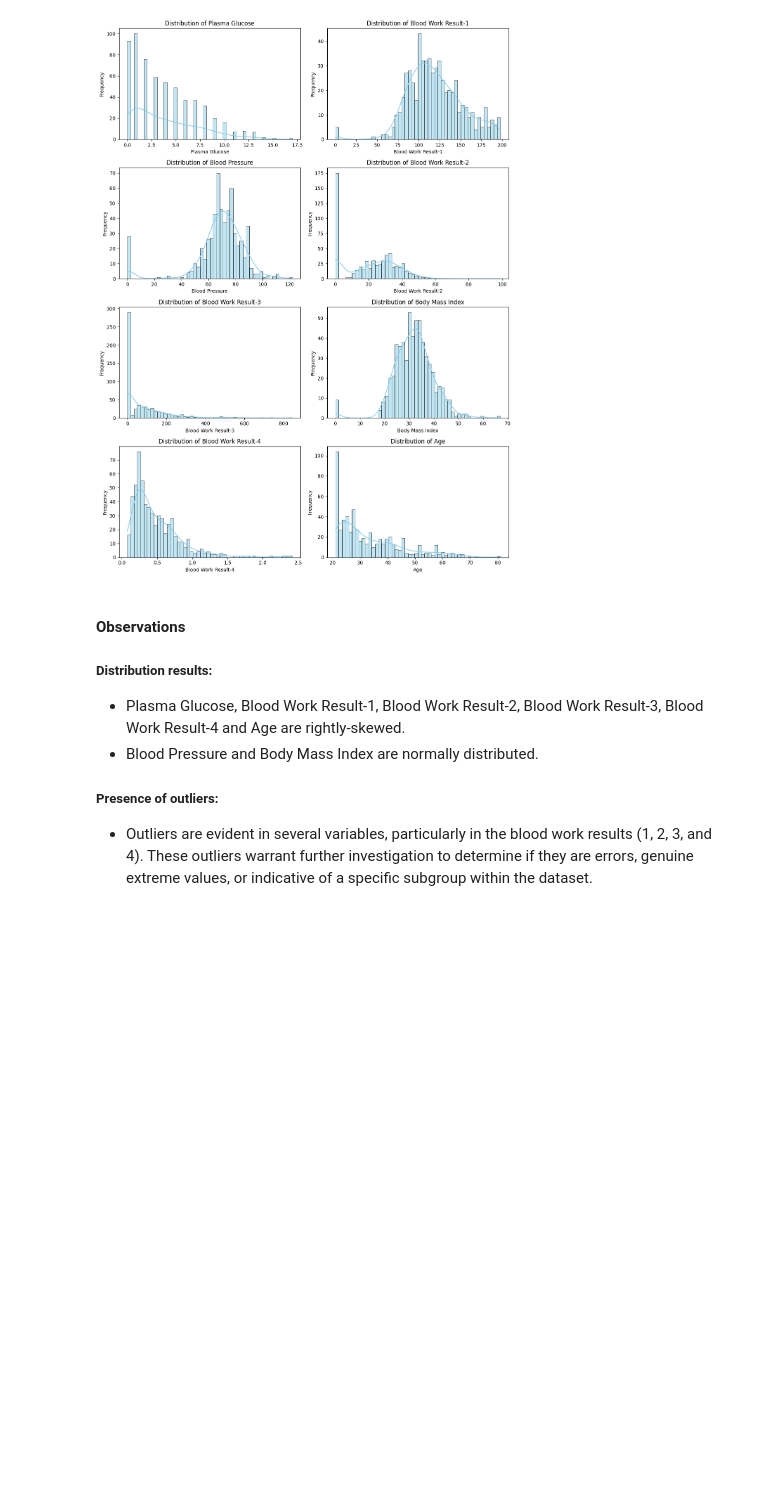
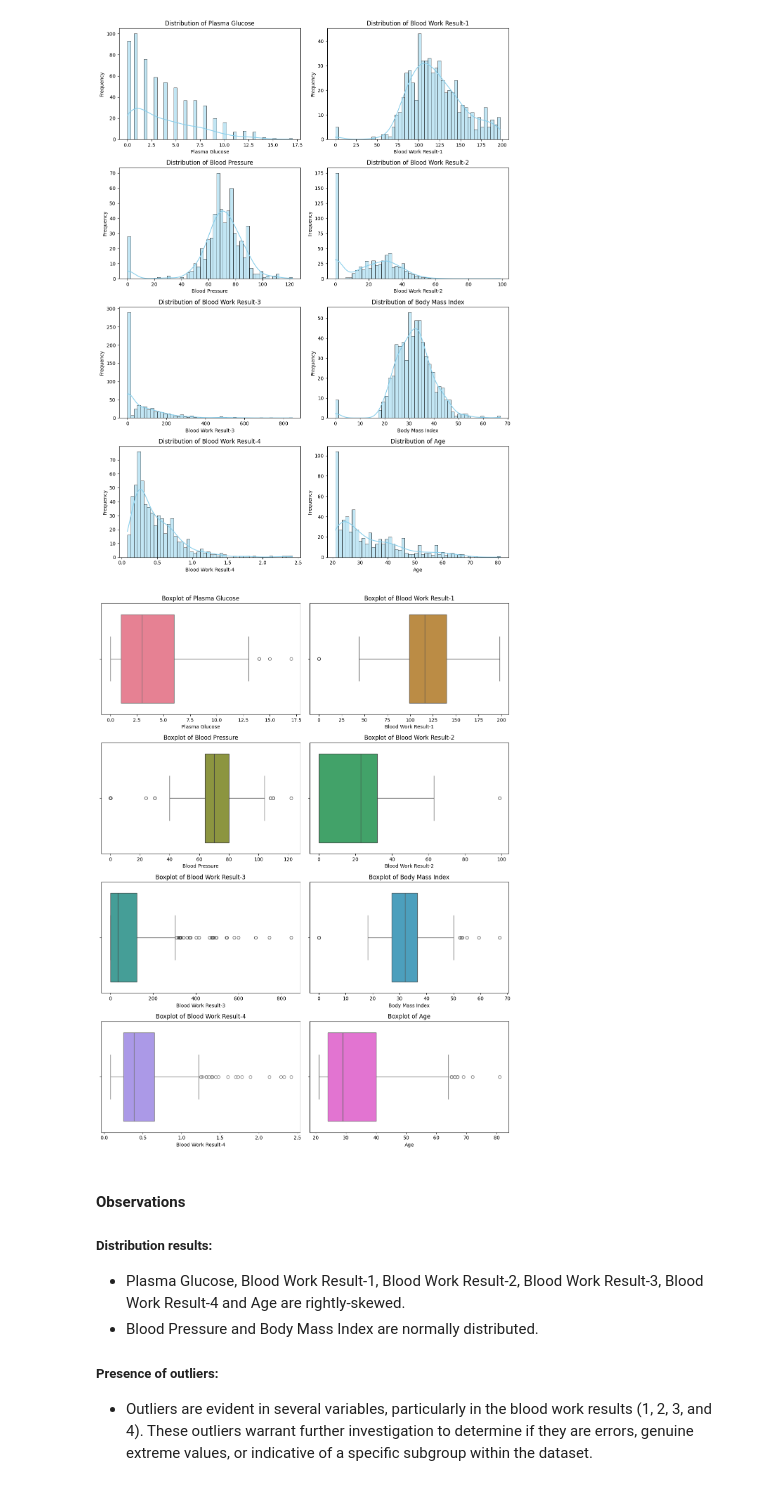
Before and after one commit to AndyMortey/Machine-Learning-API-Using-FastAPI-The-Sepsis-Case-Study, a Jupyter notebook: notebook.ipynb, the cells around one changed output. Saved outputs shown, nothing was run; the diff lists cells and outputs as text; code cells hidden in the pictures; blank space fills up the shorter version.

```diff
--- a/notebook.ipynb
+++ b/notebook.ipynb
@@ -299,6 +299,37 @@ plt.tight_layout()
 plt.show()
 # %% [output]
 [figure]
+# %%
+import seaborn as sns
+import matplotlib.pyplot as plt
+# Create box plots to visualize outliers
+cols = ['Plasma Glucose', 'Blood Work Result-1', 'Blood Pressure', 'Blood Work Result-2',
+        'Blood Work Result-3', 'Body Mass Index', 'Blood Work Result-4', 'Age']
+
+# Set up subplots
+num_rows = len(cols) // 2 + len(cols) % 2
+fig, axes = plt.subplots(nrows=num_rows, ncols=2, figsize=(12, 4 * num_rows))
+
+# Flatten the 2D array of subplots for easier indexing
+axes = axes.flatten()
+
+# Define a color palette with different colors
+colors = sns.color_palette("husl", n_colors=len(cols))
+
+# Iterate over columns and create boxplots for numeric columns with different colors
+for i, (column, color) in enumerate(zip(cols, colors)):
+    sns.boxplot(x=df[column], ax=axes[i], orient='h', color=color)  # Use df[column] instead of cols[column]
+    axes[i].set_title(f'Boxplot of {column}')
+    axes[i].set_xlabel(column)
+
+# Remove empty subplots if the number of subplots is odd
+if len(cols) % 2 != 0:
+    fig.delaxes(axes[-1])
+
+plt.tight_layout()
+plt.show()
+# %% [output]
+[figure, added]
 # %% [markdown]
 #### Observations
 ##### Distribution results:
```
Also changed, not shown: parts of 8 cells of this notebook.
